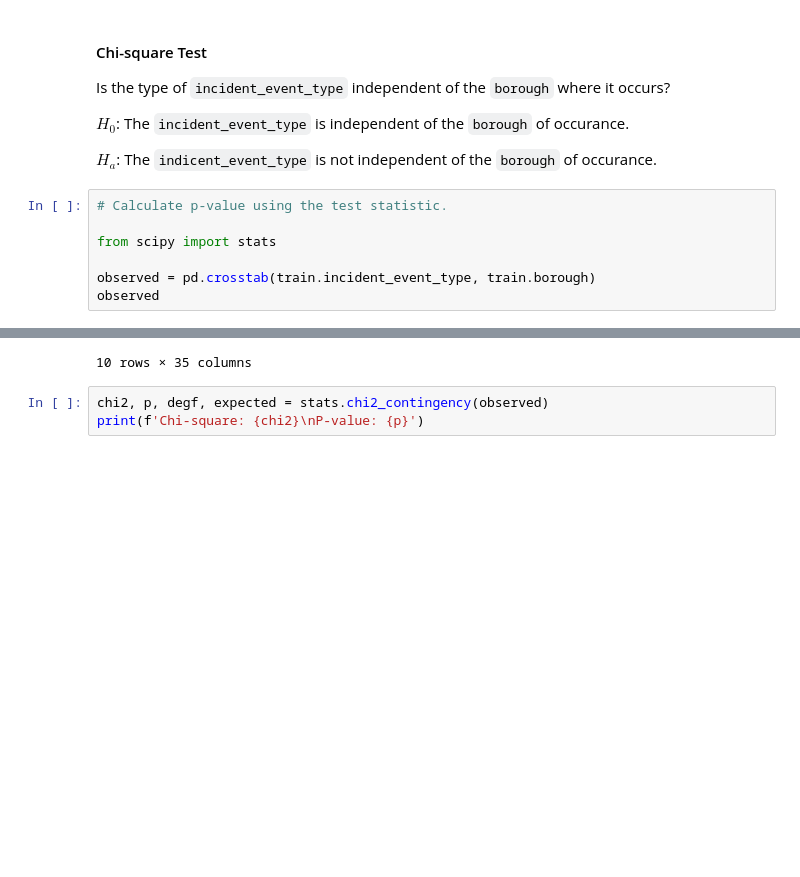
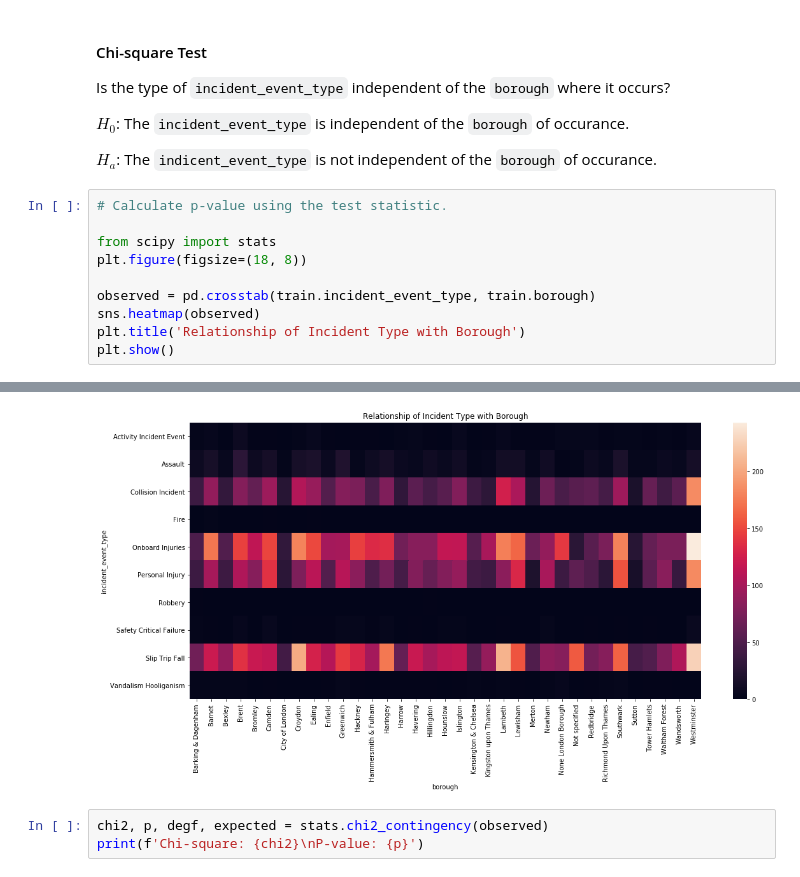
Before and after one commit to faithkane3/new_classification_project, a Jupyter notebook: wrangle.ipynb, the cells around one changed output, grey strips where cells are left out. Cells and saved outputs as stored; diff of their text form; blank space fills up the shorter version.

Commit message:
Commit heatmap to visualize and inform chi-square

```diff
--- a/wrangle.ipynb
+++ b/wrangle.ipynb
@@ -449,7 +449,10 @@ $H_a$: The `indicent_event_type` is not independent of the `borough` of occuranc
 # Calculate p-value using the test statistic.
 
 from scipy import stats
+plt.figure(figsize=(18, 8))
 
 observed = pd.crosstab(train.incident_event_type, train.borough)
-observed
+sns.heatmap(observed)
+plt.title('Relationship of Incident Type with Borough')
+plt.show()
 # %% [output]
@@ -468,4 +459,4 @@ observed
-10 rows × 35 columns
+[figure, added]
 # %%
 chi2, p, degf, expected = stats.chi2_contingency(observed)
 print(f'Chi-square: {chi2}\nP-value: {p}')
```
Also changed, not shown: parts of 3 cells of this notebook.
